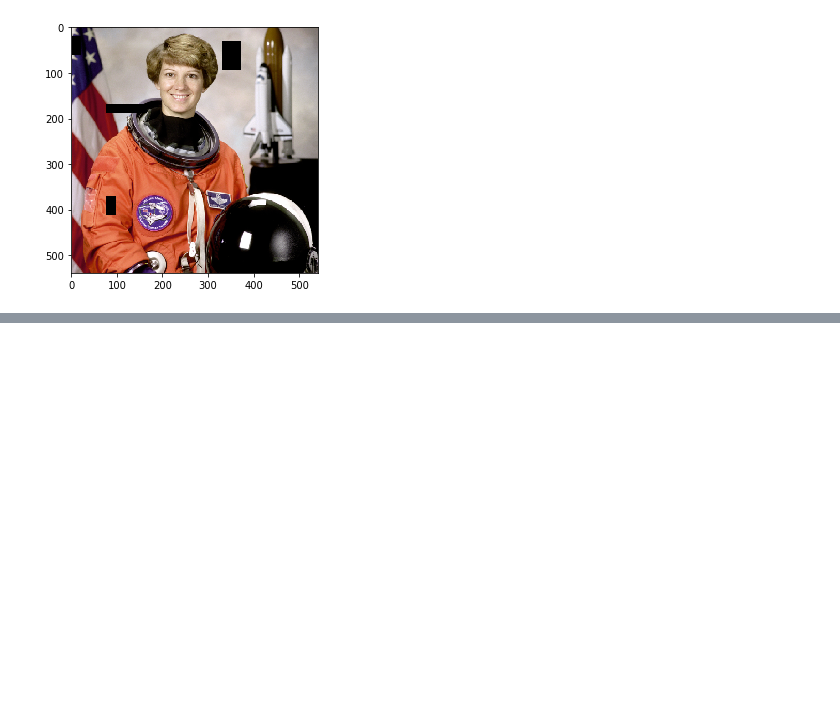
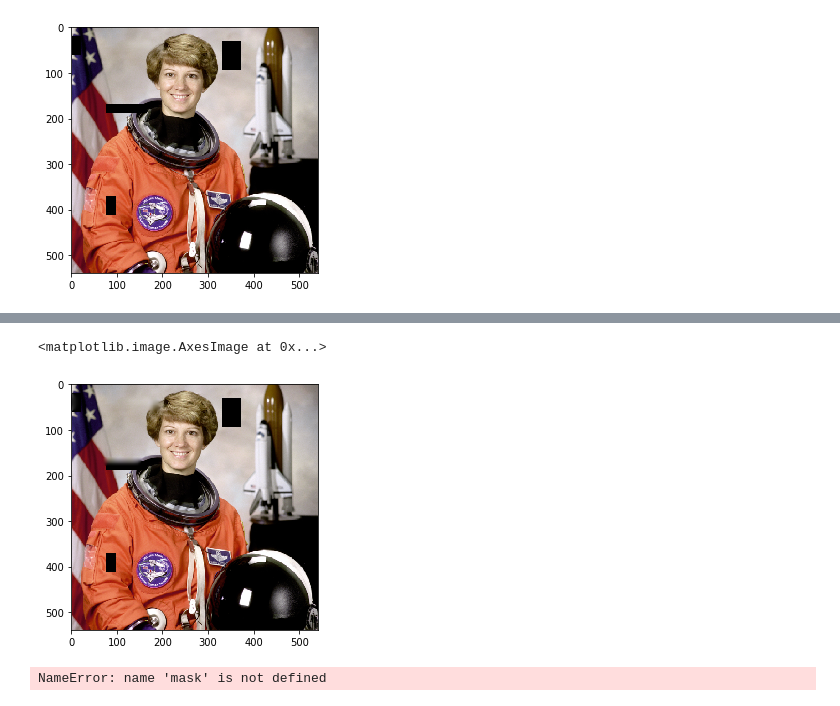
Before and after one commit to juansantateresa/Image_Processing, a Jupyter notebook: Image Restoration.ipynb, the cells around one changed output, grey strips where cells are left out. Saved outputs shown, nothing was run; the diff lists cells and outputs as text; code cells hidden in the pictures; blank space fills up the shorter version.

```diff
--- a/Image Restoration.ipynb
+++ b/Image Restoration.ipynb
@@ -15,0 +55,16 @@ io.imshow(defect_image)
+# %%
+image_defect = defect_image.copy()
+for layer in range(image_defect.shape[-1]):
+    image_defect[np.where(mask)] = 0
+
+image_result = inpaint.inpaint_biharmonic(image_defect, mask,
+                                          multichannel=True)
+# %%
+io.imshow(image_result)
+# %% [output]
+<matplotlib.image.AxesImage at 0x...>
+[figure, added]
+# %%
+restored_image = inpaint.inpaint_biharmonic(defect_image, mask, multichannel=True)
+# %% [output]
+NameError: name 'mask' is not defined
```
Also changed, not shown: parts of 6 cells of this notebook.
